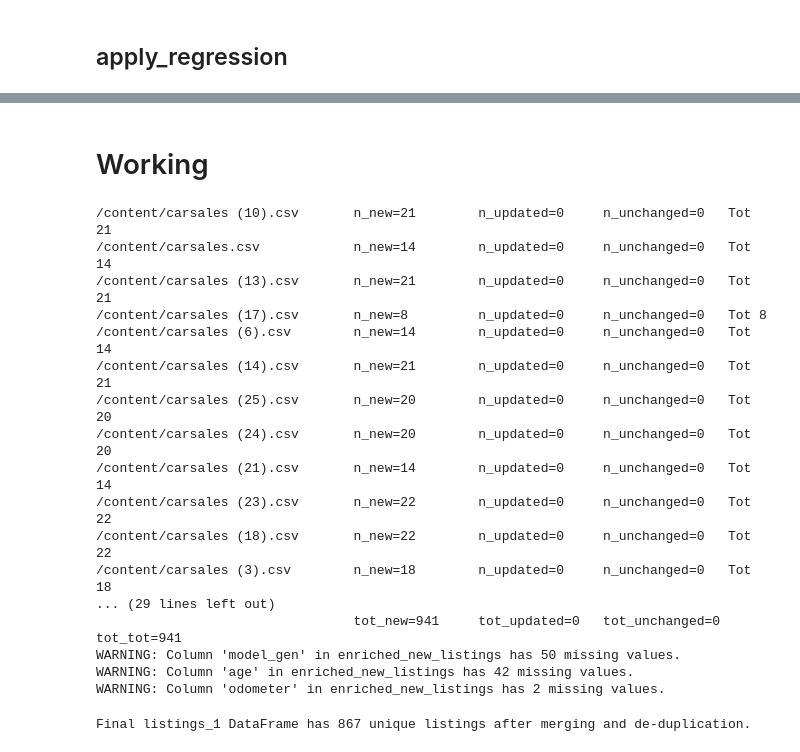
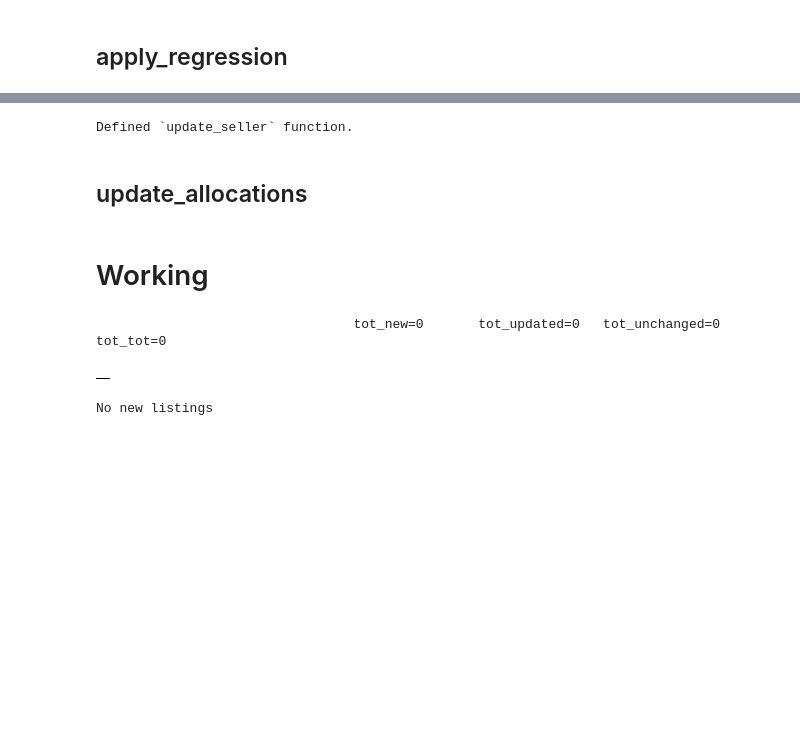
Before and after one commit to imrogerjiang/market_analysis_v2, a Jupyter notebook: Market Analysis V2.ipynb, the cells around one changed output, grey strips where cells are left out. Drawn from its saved outputs; the diff is of its cells as text; code cells hidden in the pictures; blank space fills up the shorter version.

```diff
--- a/Market Analysis V2.ipynb
+++ b/Market Analysis V2.ipynb
@@ -1045,0 +1243,43 @@ def apply_regression(df: pd.DataFrame) -> (pd.DataFrame, pd.Series):
+# %%
+import re
+import pandas as pd
+
+def update_seller(listings_df: pd.DataFrame, update_yaml: list) -> pd.DataFrame:
+    """
+    Updates the 'seller' column in listings_df based on information from update_yaml.
+
+    Args:
+        update_yaml (list): A list of dictionaries parsed from a YAML file, potentially containing
+                                   'href' and 'seller' information.
+        listings_df (pd.DataFrame): The DataFrame of car listings to be updated.
+
+    Returns:
+        pd.DataFrame: The modified listings_df with updated 'seller' information.
+    """
+
+    # Make a copy to avoid modifying the original DataFrame directly
+    updated_listings_df = listings_df.copy()
+
+    # Ensure 'seller' column is of object (string) type to accommodate string assignments
+    # This prevents FutureWarning when assigning strings to a float64 column that might contain NaNs
+    if 'seller' in updated_listings_df.columns and updated_listings_df['seller'].dtype != object:
+        updated_listings_df['seller'] = updated_listings_df['seller'].astype("string")
+
+    for item in update_yaml:
+        seller = item.get('seller')
+        href = item.get('href')
+
+        if seller is not None and href is not None:
+            # Clean the href string using re.sub for regex replacement
+            cleaned_href = re.sub(r'^(https?://)?(www\.)?', '', str(href))
+
+            # Update the 'seller' column for matching 'href' entries
+            updated_listings_df.loc[updated_listings_df['href'] == cleaned_href, 'seller'] = seller
+
+    return updated_listings_df
+
+print("Defined `update_seller` function.")
+# %% [output]
+Defined `update_seller` function.
+# %% [markdown]
+## update_allocations
@@ -1050,28 +1375,13 @@ listings = listings.head(1)
 # %%
-a = compare_new_listings(listings, gen_lookup)
+compare_new_listings(listings, gen_lookup)
 # %% [output]
-/content/carsales (10).csv       n_new=21        n_updated=0     n_unchanged=0   Tot 21
-/content/carsales.csv            n_new=14        n_updated=0     n_unchanged=0   Tot 14
-/content/carsales (13).csv       n_new=21        n_updated=0     n_unchanged=0   Tot 21
-/content/carsales (17).csv       n_new=8         n_updated=0     n_unchanged=0   Tot 8
-/content/carsales (6).csv        n_new=14        n_updated=0     n_unchanged=0   Tot 14
-/content/carsales (14).csv       n_new=21        n_updated=0     n_unchanged=0   Tot 21
-/content/carsales (25).csv       n_new=20        n_updated=0     n_unchanged=0   Tot 20
-/content/carsales (24).csv       n_new=20        n_updated=0     n_unchanged=0   Tot 20
-/content/carsales (21).csv       n_new=14        n_updated=0     n_unchanged=0   Tot 14
-/content/carsales (23).csv       n_new=22        n_updated=0     n_unchanged=0   Tot 22
-/content/carsales (18).csv       n_new=22        n_updated=0     n_unchanged=0   Tot 22
-/content/carsales (3).csv        n_new=18        n_updated=0     n_unchanged=0   Tot 18
-... (29 lines left out)
-                                 tot_new=941     tot_updated=0   tot_unchanged=0 tot_tot=941
-WARNING: Column 'model_gen' in enriched_new_listings has 50 missing values.
-WARNING: Column 'age' in enriched_new_listings has 42 missing values.
-WARNING: Column 'odometer' in enriched_new_listings has 2 missing values.
+                                 tot_new=0       tot_updated=0   tot_unchanged=0 tot_tot=0
+|  |
 # %%
 # Add new listings to listings dataframe
-updated_listings = integrate_listings(listings, gen_lookup, save=False)
+updated_listings = integrate_listings(listings, gen_lookup)
 # %% [output]
-Final listings_1 DataFrame has 867 unique listings after merging and de-duplication.
+No new listings
 # %%
 listings_lr, coefficients = apply_regression(updated_listings)
 # %%
```
Also changed, not shown: parts of 36 cells of this notebook.
